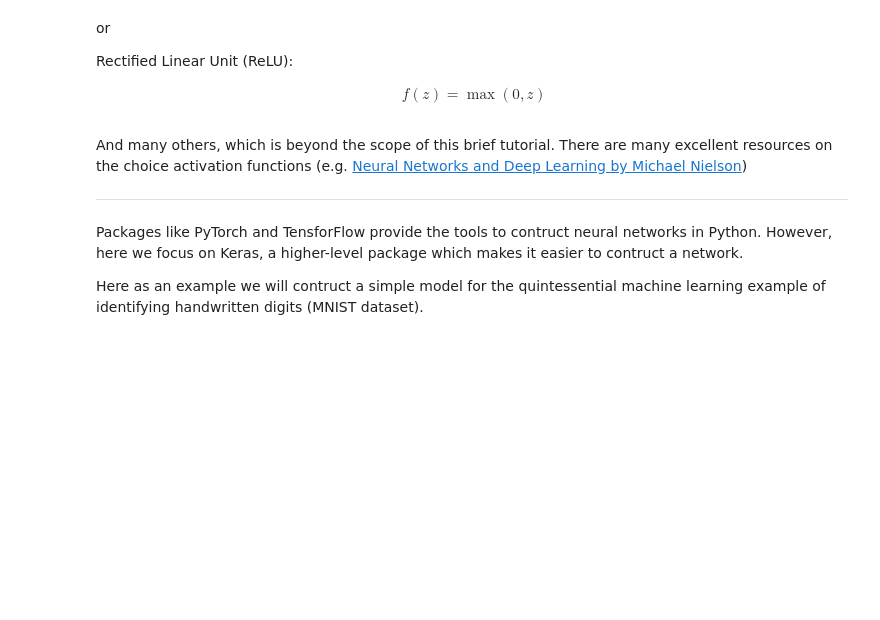
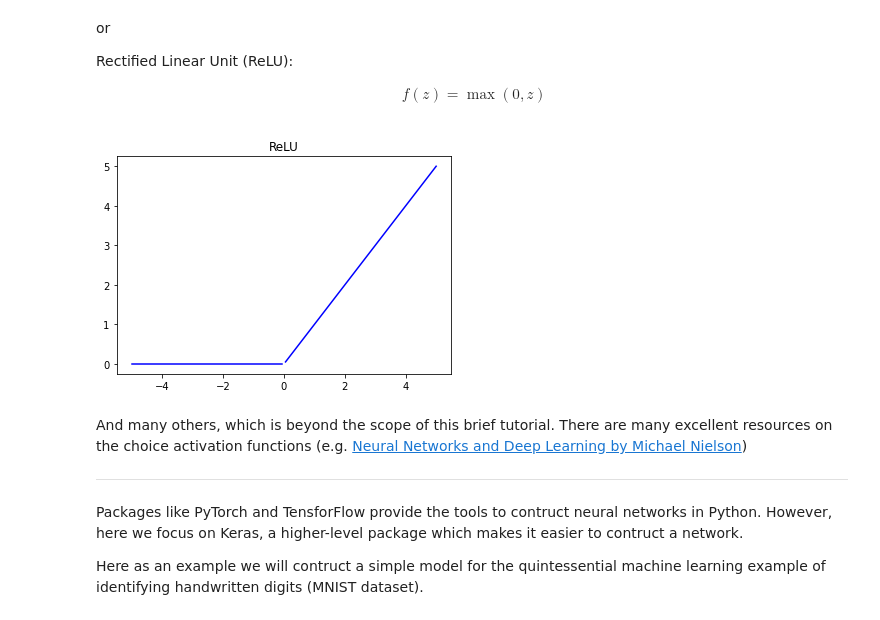
Before and after one commit to ICESAT-2HackWeek/Machine-Learning, a Jupyter notebook: MachineLearning_NeuralNetworks_Intro.ipynb, the cells around one changed output. Drawn from its saved outputs; the diff is of its cells as text; code cells hidden in the pictures; blank space fills up the shorter version.

```diff
--- a/MachineLearning_NeuralNetworks_Intro.ipynb
+++ b/MachineLearning_NeuralNetworks_Intro.ipynb
@@ -78,11 +80,13 @@ $$
 \end{aligned}
 $$
 # %%
-x = np.linspace(-5,5,101)
+x = np.linspace(-5,5,100)
 plt.plot(x[:50],np.zeros(50),'b-')
 plt.plot(x[50:],x[50:],'b-')
 plt.title('ReLU')
 plt.show()
+# %% [output]
+[figure, added]
 # %% [markdown]
 And many others, which is beyond the scope of this brief tutorial. There are many excellent resources on the choice activation functions (e.g. [Neural Networks and Deep Learning by Michael Nielson](http://neuralnetworksanddeeplearning.com/chap3.html))
 
```
Also changed, not shown: parts of 14 cells of this notebook, 3 other files.
